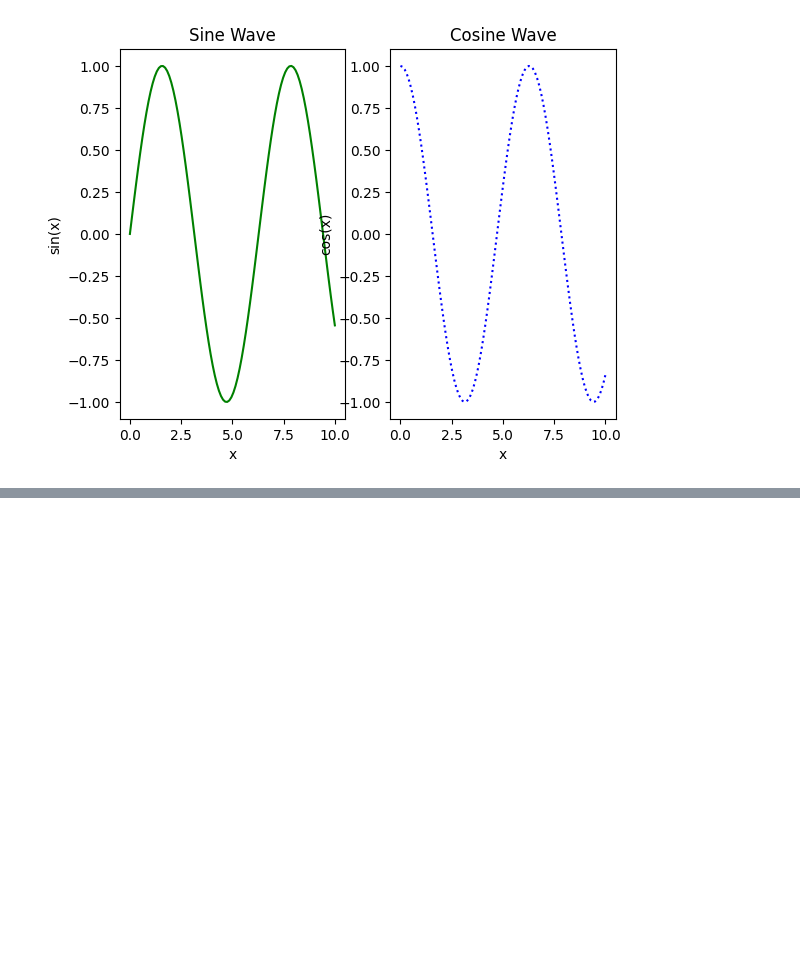
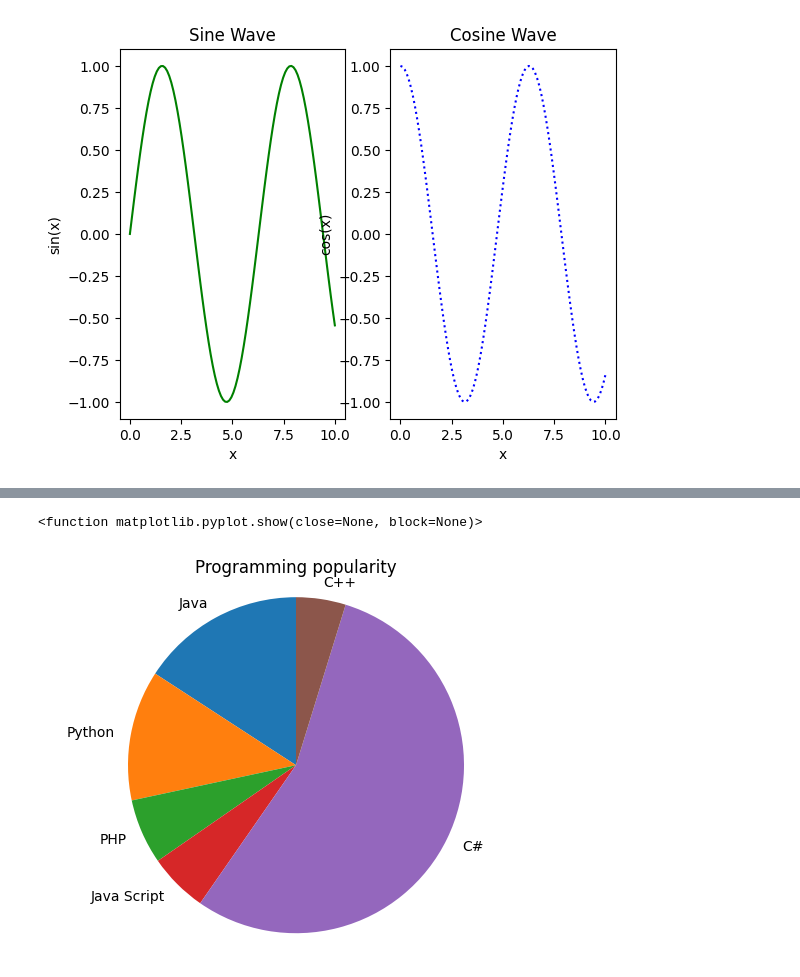
Before and after one commit to anandu-pn/S3, a Jupyter notebook: Data Science/exercise3.ipynb, the cells around one changed output, grey strips where cells are left out. Drawn from its saved outputs; the diff is of its cells as text; code cells hidden in the pictures; blank space fills up the shorter version.

```diff
--- a/Data Science/exercise3.ipynb
+++ b/Data Science/exercise3.ipynb
@@ -84,0 +111,10 @@ plt.show()
+# %%
+lan8=["Java","Python","PHP","Java Script","C#","C++"]
+popular8=[22.2,17.6,8.8,8,77,6.7]
+plt.pie(popular8,labels=lan8,startangle=90)
+plt.title("Programming popularity")
+plt.axis('equal')
+plt.show
+# %% [output]
+<function matplotlib.pyplot.show(close=None, block=None)>
+[figure, added]
```
Also changed, not shown: parts of 3 cells of this notebook, 1 other file.
